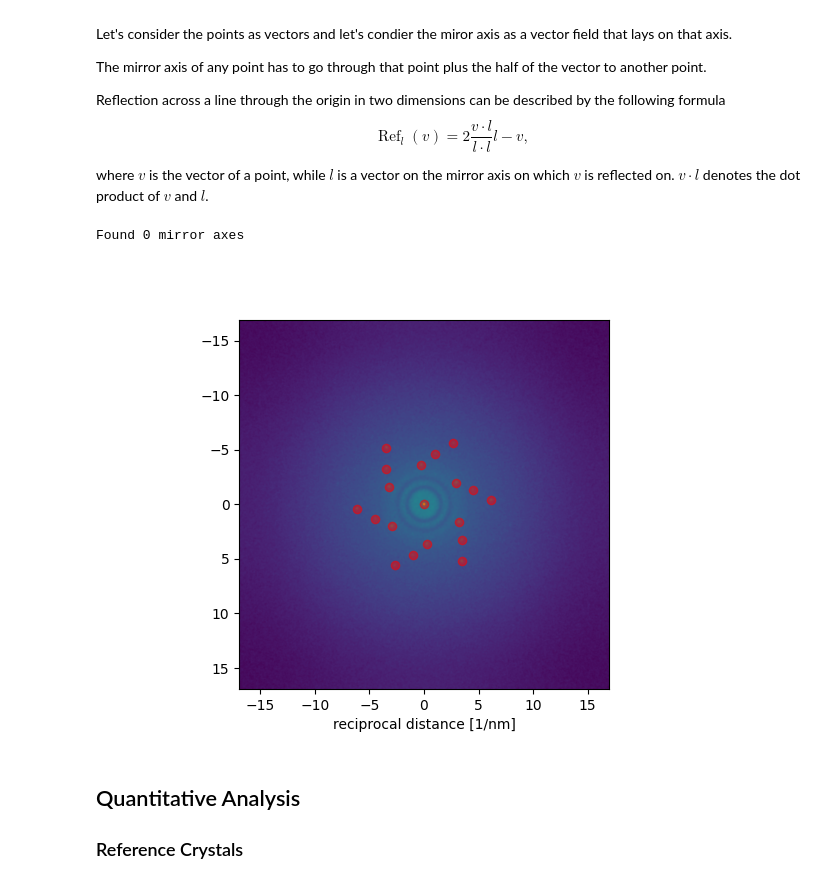
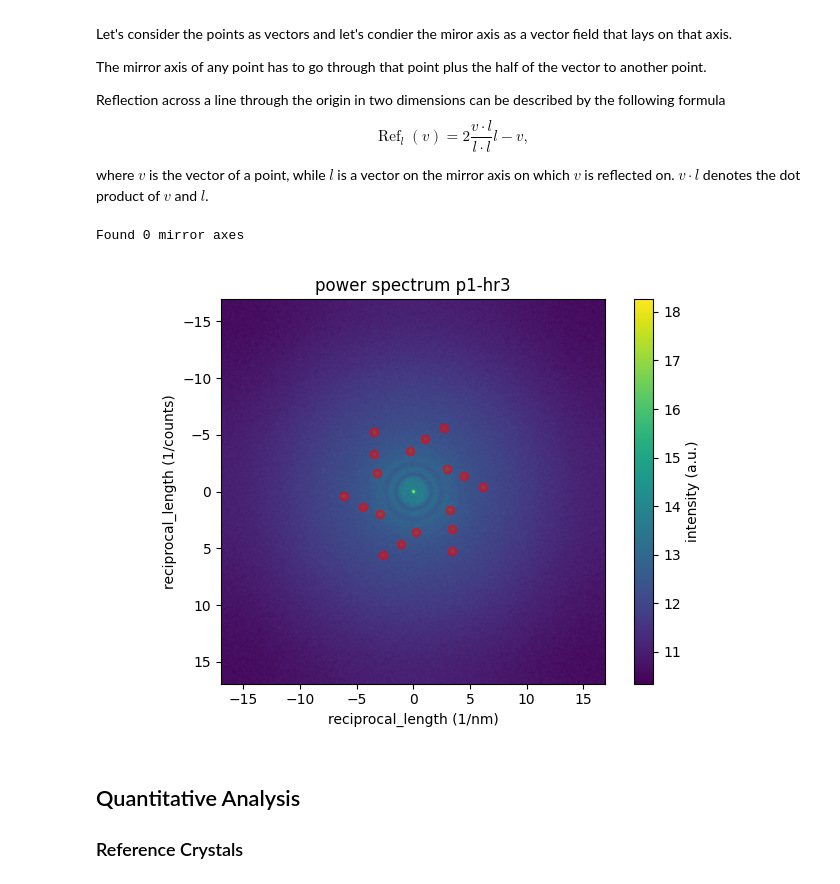
Before and after one commit to SergeiVKalinin/ML-ElectronMicroscopy-2023, a Jupyter notebook: Lecture 5/0_Phase_Contrast_Image.ipynb, the cells around one changed output. Drawn from its saved outputs; the diff is of its cells as text; code cells hidden in the pictures.

```diff
--- a/Lecture 5/0_Phase_Contrast_Image.ipynb
+++ b/Lecture 5/0_Phase_Contrast_Image.ipynb
@@ -115,10 +133,13 @@ VBox(children=(Dropdown(description='directory:', layout=Layout(width='90%'), op
 # %% [markdown]
 ### Fourier Transform of Image
 # %%
-dataset = fileWidget.selected_dataset
+if load_example:
+    dataset = datasets['Channel_000']
+else:
+    dataset = fileWidget.selected_dataset
 
-fft_mag = it.power_spectrum(dataset)
-view = fft_mag.plot()
+power_spectrum = image_tools.power_spectrum(dataset)
+view = power_spectrum.plot()
 # %% [output]
 [figure]
 # %% [markdown]
@@ -161,0 +147,14 @@ Found 19 reflections
+# %%
+# ------Input----------
+spot_threshold = 0.04
+# ---------------------
+RESOLUTION = 10.0  # in 1/nm
+
+spots = image_tools.diffractogram_spots(power_spectrum, spot_threshold=spot_threshold)
+
+spots = spots[np.linalg.norm(spots[:, :2],axis=1)<RESOLUTION, :]
+spots = spots[np.linalg.norm(spots[:, :2],axis=1)>0.5, :]
+power_spectrum.u.units = '1/nm'
+power_spectrum.plot()
+
+plt.gca().scatter(spots[:,0],spots[:,1], color='red', alpha=0.4);
@@ -173,10 +175,19 @@ reflection_radius = 0.3 # in 1/nm
 low_pass = 1/.34 # in 1/nm diameter of mask for low pass filter
 FOV_x = dataset.x[-1]
 FOV_y = dataset.y[-1]
+reciprocal_scale_x = 1/dataset.x[-1]
+reciprocal_scale_y = 1/dataset.y[-1]
+
+## Field of View (FOV) in recipical space please note: rec_FOV_x = 1/(scaleX*2)
+reciprocal_FOV_x = reciprocal_scale_x * dataset.shape[0] /2.
+reciprocal_FOV_y = reciprocal_scale_y * dataset.shape[1] /2.
 
 
+## Field ofView (FOV) in recipical space
+reciprocal_extend = (-reciprocal_FOV_x, reciprocal_FOV_x, reciprocal_FOV_y, -reciprocal_FOV_y)
+
 #prepare mask
-pixels = (np.linspace(0,dataset.shape[0]-1,dataset.shape[0])-dataset.shape[0]/2)* rec_scale_x
+pixels = (np.linspace(0,dataset.shape[0]-1,dataset.shape[0])-dataset.shape[0]/2)* reciprocal_scale_x
 
 x,y = np.meshgrid(pixels,pixels);
 mask = np.zeros(dataset.shape)
@@ -197,7 +208,7 @@ plt.figure()
 ax1 = plt.subplot(1,2,1)
 #ax1.imshow(mask)
 fft_filtered = np.fft.fftshift(np.fft.fft2(np.array(dataset)))*mask.T
-ax1.imshow(np.log(1+np.abs(fft_filtered)).real,extent=rec_extend, origin = 'upper')
+ax1.imshow(np.log(1+np.abs(fft_filtered)).real,extent=reciprocal_extend, origin = 'upper')
 plt.xlabel('reciprocal distance [1/nm]')
 ax2 = plt.subplot(1,2,2)
 filtered = np.fft.ifft2(np.fft.fftshift(fft_filtered).T)
@@ -271,38 +282,36 @@ $$\operatorname{Ref}_l(v) = 2\frac{v \cdot l}{l \cdot l}l - v,$$
 where $v$ is the vector of a point, while $l$ is a vector on the mirror axis on which $v$ is reflected on. $v \cdot l$ denotes the dot product of $v$ and $l$.
 # %%
 mirror_axes = []
-plt.figure()
-plt.imshow(fft_mag.T,extent=rec_extend, origin = 'upper')
-plt.xlabel('reciprocal distance [1/nm]')
+power_spectrum.plot()
 plt.scatter(spots[:,0], spots[:,1], c='Red',  alpha = 0.5, label='spots');
 
 for spot in spots:
     if spot[2] > .1:
         mirror_spots = []
         for spot2 in spots:
             if spot2[2]>.1:
                 l = spot[0:2]+spot2[0:2]/2
                 v = spot[0:2]
                 ref = 2*np.dot(v,l) / np.dot(l,l)*l-v
                 mirror_spots.append(ref)
         mirror_spots = np.array(mirror_spots)
         dif = []
         for p0, p1 in product(mirror_spots, spots[:,0:2]):
             dif.append(np.linalg.norm(p0-p1))
         dif = np.array(sorted(dif))
         #print(dif[0:25])
         #print(int(spots.shape[0]/2))
         #print(dif[int(spots.shape[0]/2)])
         if dif[int(spots.shape[0]/2)] < 0.5:
             #print(l,dif[0:25])
             mirror_axes.append(l)
             axis=l/np.linalg.norm(l)
             plt.plot([-l[1],l[1]],[-l[0],l[0]],c='yellow')
             print(f'Found mirror {axis} axis in diffraction pattern')
 print(f'Found {len(mirror_axes)} mirror axes')
 # %% [output]
 Found 0 mirror axes
-[figure, old version]
+[figure, new version]
 # %% [markdown]
 ## Quantitative Analysis
 ### Reference Crystals
```
Also changed, not shown: parts of 21 cells of this notebook, 2 other files.
